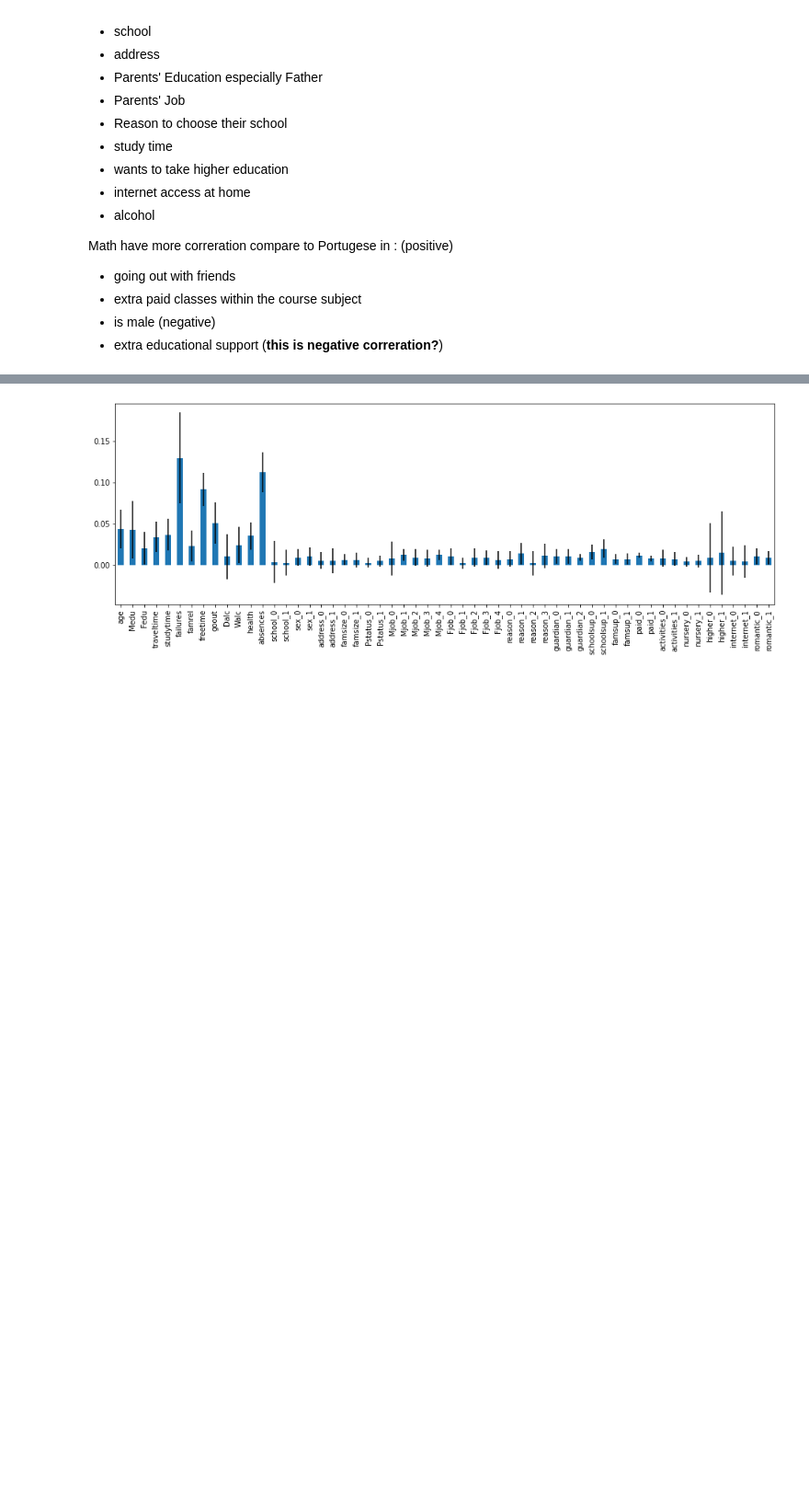
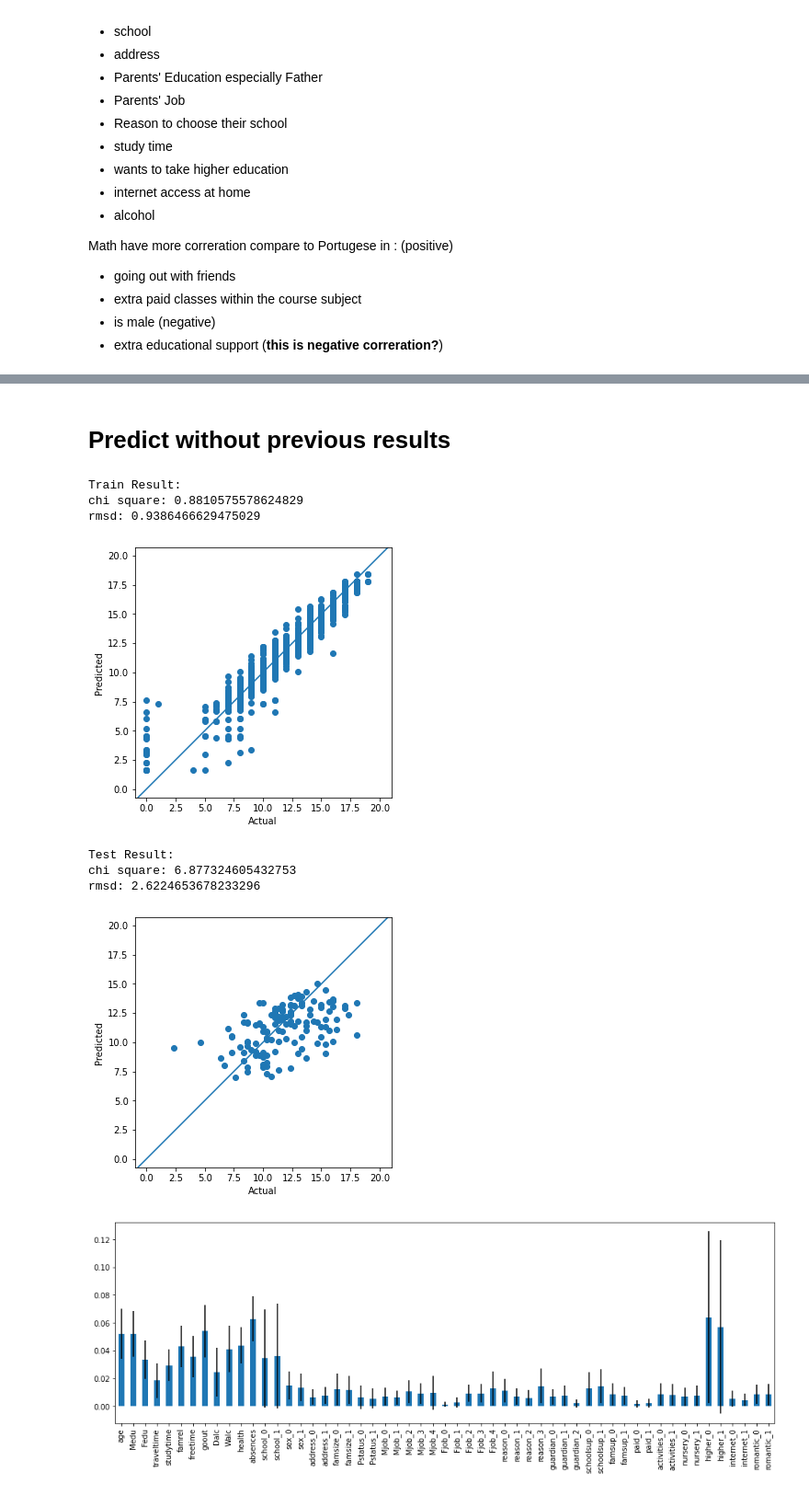
Before and after one commit to cheng1999/Student-Performance-Predict, a Jupyter notebook: cheng.ipynb, the cells around one changed output, grey strips where cells are left out. Shown at 92% size. Drawn from its saved outputs; the diff is of its cells as text; code cells hidden in the pictures; blank space fills up the shorter version.

```diff
--- a/cheng.ipynb
+++ b/cheng.ipynb
@@ -292,4 +309,51 @@ Std deviation: 13.022247498589861
-# %%
-show_feature_importances(rdg_mat)
-# %% [output]
-[figure, removed]
+# %%
+# concat to increase dataset number
+def concat_g123(df):
+    cut1 = df.drop(columns = ["G2","G3", "Gmean"])
+    cut2 = df.drop(columns = ["G1","G3", "Gmean"])
+    cut3 = df.drop(columns = ["G1","G2", "Gmean"])
+    #cut4 = df.drop(columns = ["G1","G2", "G3"])
+    cut1 = cut1.rename(columns={'G1':'G'})
+    cut2 = cut2.rename(columns={'G2':'G'})
+    cut3 = cut3.rename(columns={'G3':'G'})
+    #cut4 = cut4.rename(columns={'Gmean':'G'})
+
+    return pd.concat([cut1,cut2,cut3])
+    #return pd.concat([cut1,cut2,cut3,cut4])
+# %% [markdown]
+# Predict without previous results
+# %%
+por_train, por_test = train_test_split(dum_por_data, train_size = 0.8)#, random_state = 1039)
+
+por_train = concat_g123(por_train)
+por_train = por_train.drop(columns=['failures'])
+por_train_x = por_train.drop(columns=['G'])
+por_train_y = por_train['G']
+
+"""
+por_test = concat_g123(por_test)
+por_test = por_test.drop(columns=['failures'])
+por_test_x = por_test.drop(columns=['G'])
+por_test_y = por_test['G']
+"""
+por_test = por_test.drop(columns=['failures'])
+por_test_x = por_test.drop(columns=['G1','G2','G3','Gmean'])
+por_test_y = por_test['Gmean']
+# %%
+rdg = RandomForestRegressor()
+rdg.fit(por_train_x, por_train_y)
+por_predict = rdg.predict(por_test_x)
+
+report(rdg.predict(por_train_x),por_train_y,'Train Result:')
+report(por_predict, por_test_y,'Test Result:')
+show_feature_importances(rdg,por_train_x)
+# %% [output]
+Train Result:
+chi square: 0.8810575578624829
+rmsd: 0.9386466629475029
+[figure, added]
+Test Result:
+chi square: 6.877324605432753
+rmsd: 2.6224653678233296
+[figure, added]
+[figure, added]
```
Also changed, not shown: parts of 15 cells of this notebook.
